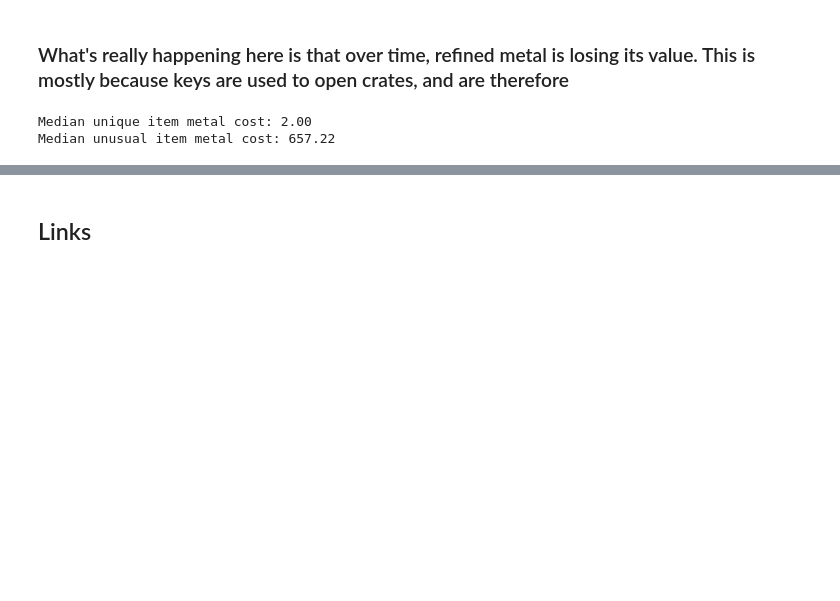
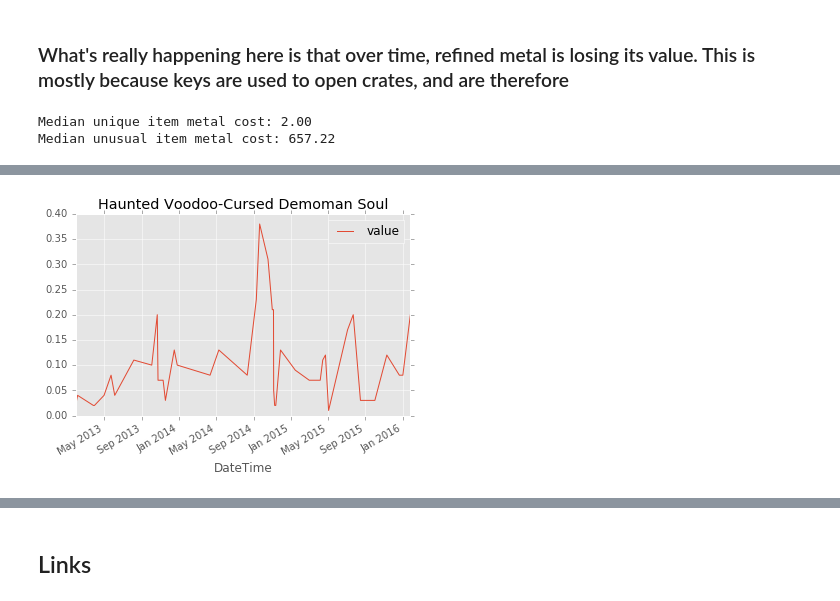
Before and after one commit to NithinPerumal/SteamMarketAnalysis, a Jupyter notebook: IPython Notebook/FinalReport.ipynb, the cells around one changed output, grey strips where cells are left out. Saved outputs shown, nothing was run; the diff lists cells and outputs as text; code cells hidden in the pictures; blank space fills up the shorter version.

```diff
--- a/IPython Notebook/FinalReport.ipynb
+++ b/IPython Notebook/FinalReport.ipynb
@@ -348,0 +361,4 @@ Median unusual item metal cost: 657.22
+# %%
+Image('Images/demoman-soul-halloweenspikes.png')
+# %% [output]
+[figure, added]
```
Also changed, not shown: parts of 12 cells of this notebook.
